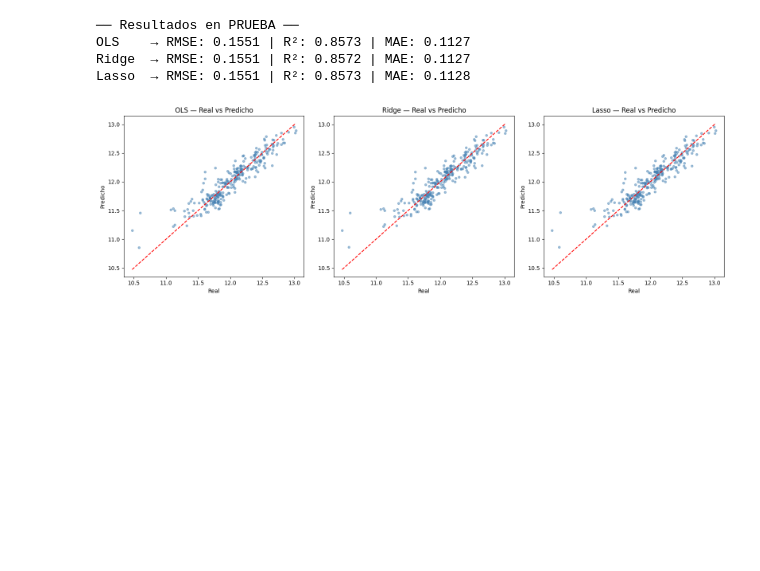
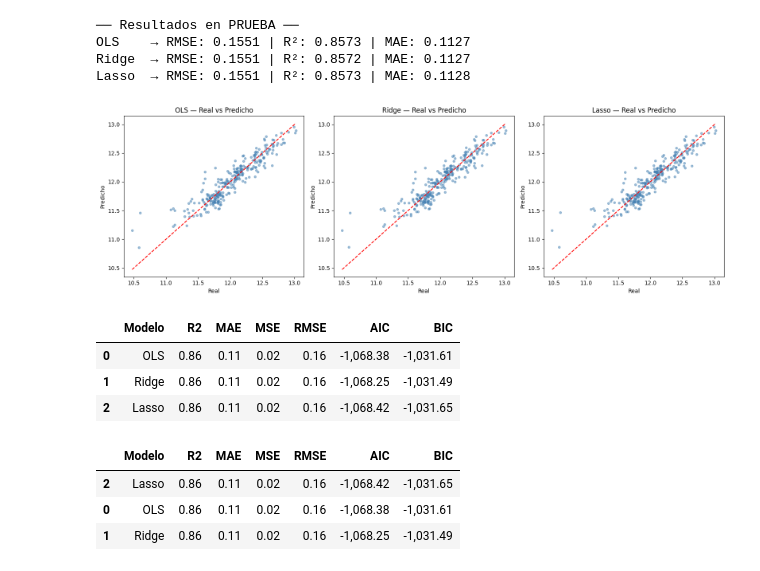
Before and after one commit to AleWWH1104/Lab3-md, a Jupyter notebook: avances.ipynb, the cells around one changed output. Drawn from its saved outputs; the diff is of its cells as text; code cells hidden in the pictures; blank space fills up the shorter version.

```diff
--- a/avances.ipynb
+++ b/avances.ipynb
@@ -508,3 +510,48 @@ OLS    → RMSE: 0.1551 | R²: 0.8573 | MAE: 0.1127
 Ridge  → RMSE: 0.1551 | R²: 0.8572 | MAE: 0.1127
 Lasso  → RMSE: 0.1551 | R²: 0.8573 | MAE: 0.1128
 [figure]
+# %%
+modelos = {
+    "OLS": pred_ols_test,
+    "Ridge": pred_ridge_test,
+    "Lasso": pred_lasso_test
+}
+
+n = len(y_test)
+k = X_test.shape[1]
+
+resultados = []
+
+for nombre, pred in modelos.items():
+
+    mse = mean_squared_error(y_test, pred)
+    rmse = np.sqrt(mse)
+    mae = np.mean(np.abs(y_test - pred))
+    r2 = r2_score(y_test, pred)
+
+    # AIC y BIC
+    aic = n * np.log(mse) + 2 * k
+    bic = n * np.log(mse) + k * np.log(n)
+
+    resultados.append([nombre, r2, mae, mse, rmse, aic, bic])
+
+resultados_df = pd.DataFrame(
+    resultados,
+    columns=["Modelo", "R2", "MAE", "MSE", "RMSE", "AIC", "BIC"]
+)
+
+resultados_df
+# %% [output]
+|  | Modelo | R2 | MAE | MSE | RMSE | AIC | BIC |
+| 0 | OLS | 0.86 | 0.11 | 0.02 | 0.16 | -1,068.38 | -1,031.61 |
+| 1 | Ridge | 0.86 | 0.11 | 0.02 | 0.16 | -1,068.25 | -1,031.49 |
+| 2 | Lasso | 0.86 | 0.11 | 0.02 | 0.16 | -1,068.42 | -1,031.65 |
+# %%
+# --- Tabla comparativa ordenada por RMSE ---
+
+resultados_df.sort_values("RMSE")
+# %% [output]
+|  | Modelo | R2 | MAE | MSE | RMSE | AIC | BIC |
+| 2 | Lasso | 0.86 | 0.11 | 0.02 | 0.16 | -1,068.42 | -1,031.65 |
+| 0 | OLS | 0.86 | 0.11 | 0.02 | 0.16 | -1,068.38 | -1,031.61 |
+| 1 | Ridge | 0.86 | 0.11 | 0.02 | 0.16 | -1,068.25 | -1,031.49 |
```
Also changed, not shown: parts of 5 cells of this notebook, 2 other files.
